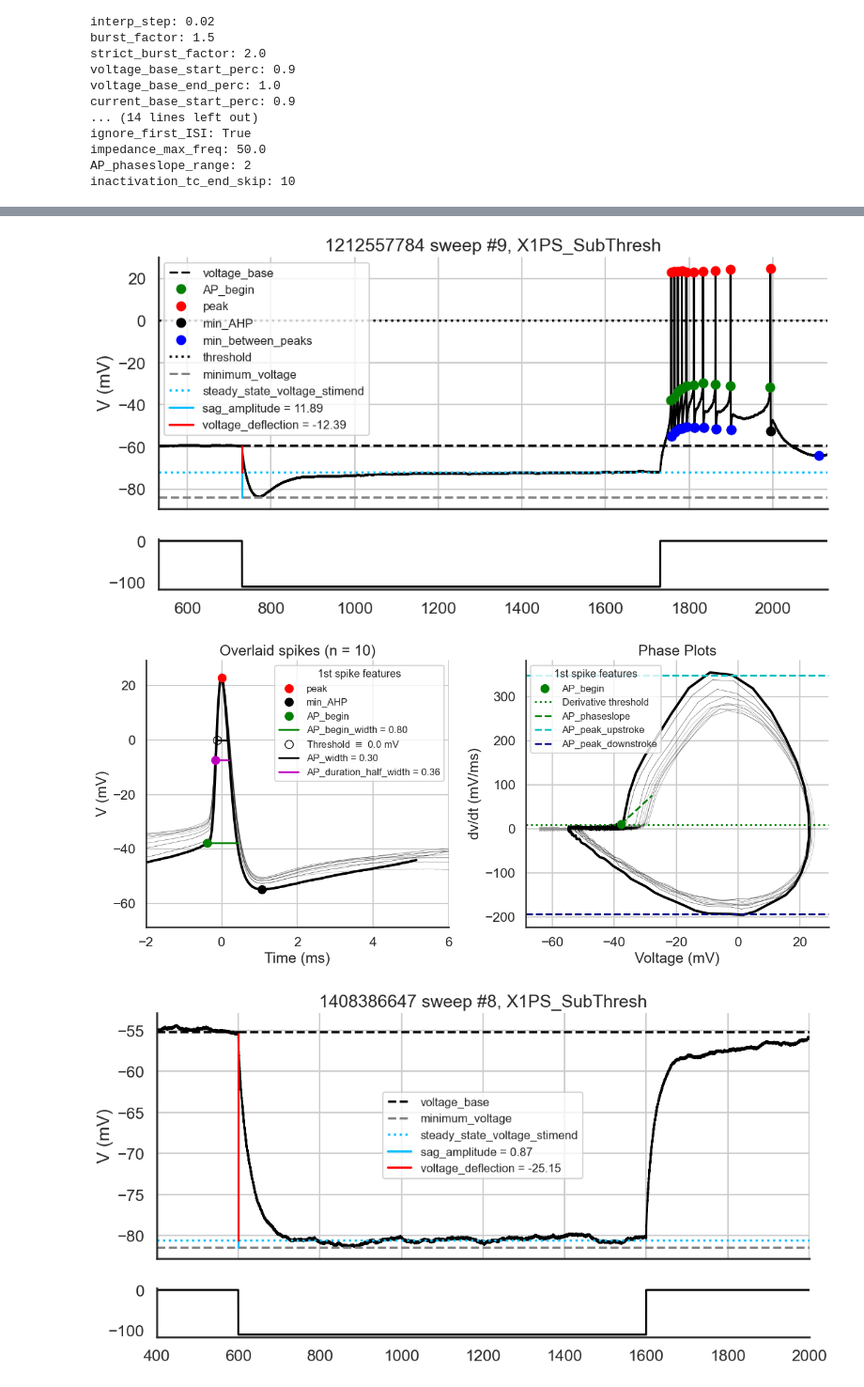
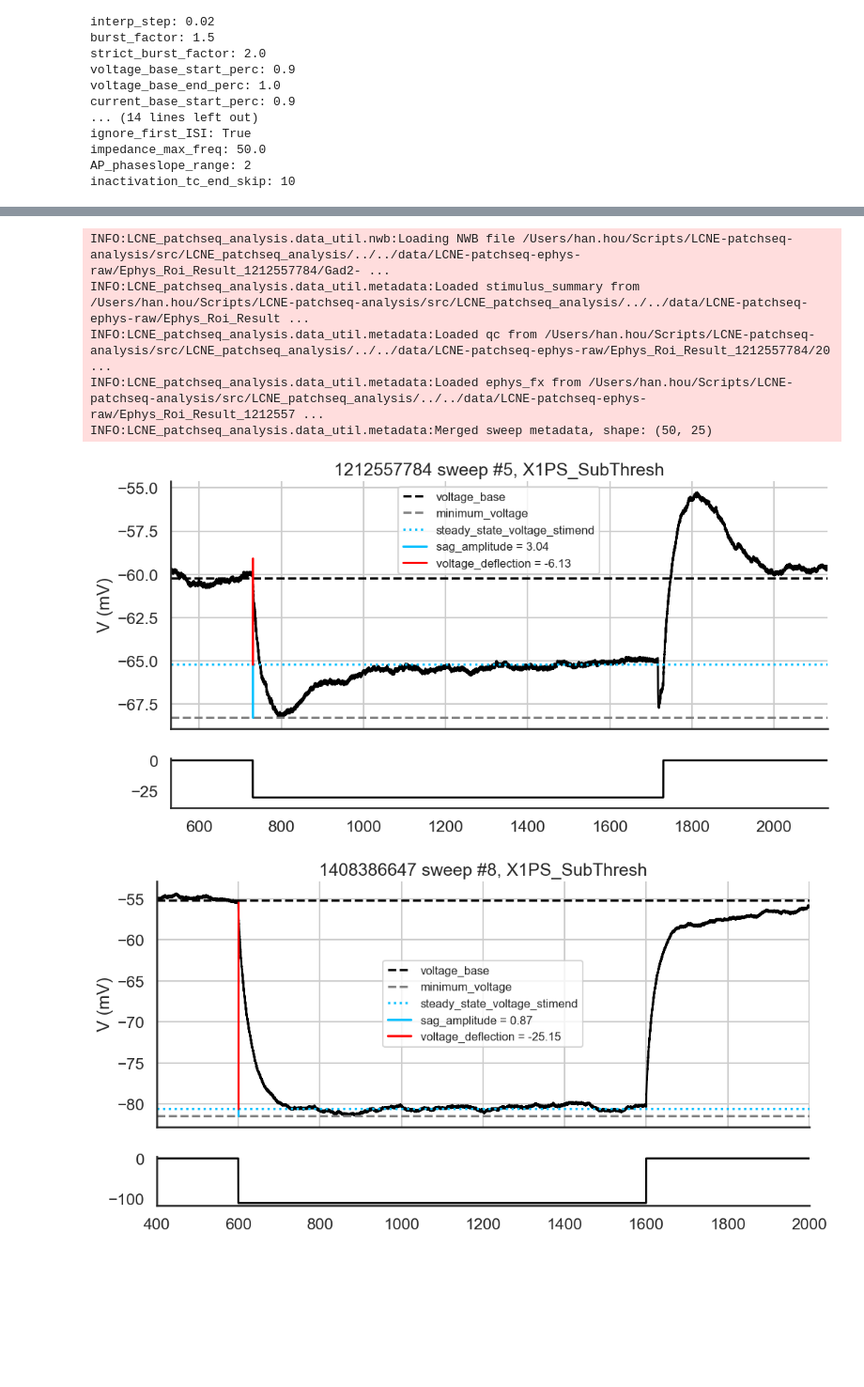
Before and after one commit to AllenNeuralDynamics/LCNE-patchseq-analysis, a Jupyter notebook: notebook/efel.ipynb, the cells around one changed output, grey strips where cells are left out. Shown at 94% size. Cells and saved outputs as stored; diff of their text form; code cells hidden in the pictures; blank space fills up the shorter version.

```diff
--- a/notebook/efel.ipynb
+++ b/notebook/efel.ipynb
@@ -27,9 +27,11 @@ efel.get_feature_names()
  'deactivation_time_constant',
  'inactivation_time_constant']
 # %%
+efel.api.reset()
 efel.api.set_setting("strict_stiminterval", False)
 efel.api.set_setting("interp_step", 0.02)
 efel.api.set_setting("Threshold", 0)
+efel.api.set_setting("stimulus_current", 10)
 # %%
 print(efel.get_settings())
 # %% [output]
@@ -51,6 +53,7 @@ impedance_max_freq: 50.0
 AP_phaseslope_range: 2
 inactivation_tc_end_skip: 10
 # %%
+
 from LCNE_patchseq_analysis.data_util.nwb import PatchSeqNWB
 
 def efel_single_sweep(ephys_roi_id, sweep_number):
@@ -64,8 +67,8 @@ def efel_single_sweep(ephys_roi_id, sweep_number):
     meta_this = raw.df_sweeps.query("sweep_number == @sweep_number").copy()
     meta_this.loc[:, "ephys_roi_id"] = ephys_roi_id
     stim_code = meta_this["stimulus_code"].values[0]
-    stim_start = meta_this["stimulus_start_time"].values[0] * 1000
-    stim_end = stim_start + meta_this["stimulus_duration"].values[0] * 1000
+    stim_start = meta_this["stimulus_start_time"].values[0]
+    stim_end = stim_start + meta_this["stimulus_duration"].values[0]
 
     # Use efel to get features
     traces = [
@@ -76,6 +79,17 @@ def efel_single_sweep(ephys_roi_id, sweep_number):
             "stim_end": [stim_end],
         }
     ]
+
+    # Pass stimulus current to efel for input resistance calculation
+    stimulus_current = meta_this["stimulus_amplitude"].values[0]
+
+    # Must reset all settings otherwise stimulus_current can only be set once
+    efel.api.reset()
+    efel.api.set_setting("strict_stiminterval", False)
+    efel.api.set_setting("interp_step", 0.02)
+    efel.api.set_setting("Threshold", 0)
+    efel.api.set_setting("stimulus_current", stimulus_current)
+
     df_features = pd.DataFrame(efel.get_feature_values(
         traces, efel.get_feature_names(), raise_warnings=False))
 
@@ -349,28 +363,32 @@ _ = plot_sweep_summary(raw, df_features)
 # %%
 # Load an example NWB file
 # ephys_roi_id = "1408897096"
 # sweep_number = 129
 # sweep_number = 93
 
 # ephys_roi_id = "1408234639"
 # sweep_number = 53
 
 # ephys_roi_id = "1263776122"
 # sweep_number = 33
 
 # small spikes?!
 # ephys_roi_id = "1408898832"
 # sweep_number = 71
 
 # sag
 ephys_roi_id = "1212557784"
-sweep_number = 9
+sweep_number = 5
 
 raw, df_features = efel_single_sweep(ephys_roi_id, sweep_number)
 _ = plot_sweep_summary(raw, df_features)
 # %% [output]
+INFO:LCNE_patchseq_analysis.data_util.nwb:Loading NWB file /Users/han.hou/Scripts/LCNE-patchseq-analysis/src/LCNE_patchseq_analysis/../../data/LCNE-patchseq-ephys-raw/Ephys_Roi_Result_1212557784/Gad2- ...
+INFO:LCNE_patchseq_analysis.data_util.metadata:Loaded stimulus_summary from /Users/han.hou/Scripts/LCNE-patchseq-analysis/src/LCNE_patchseq_analysis/../../data/LCNE-patchseq-ephys-raw/Ephys_Roi_Result ...
+INFO:LCNE_patchseq_analysis.data_util.metadata:Loaded qc from /Users/han.hou/Scripts/LCNE-patchseq-analysis/src/LCNE_patchseq_analysis/../../data/LCNE-patchseq-ephys-raw/Ephys_Roi_Result_1212557784/20 ...
+INFO:LCNE_patchseq_analysis.data_util.metadata:Loaded ephys_fx from /Users/han.hou/Scripts/LCNE-patchseq-analysis/src/LCNE_patchseq_analysis/../../data/LCNE-patchseq-ephys-raw/Ephys_Roi_Result_1212557 ...
+INFO:LCNE_patchseq_analysis.data_util.metadata:Merged sweep metadata, shape: (50, 25)
-[figure, old version]
+[figure, new version]
-[figure, removed]
 # %%
 # Load an example NWB file
 ephys_roi_id = "1408386647"
```
Also changed, not shown: parts of 10 cells of this notebook, 2 other files.
